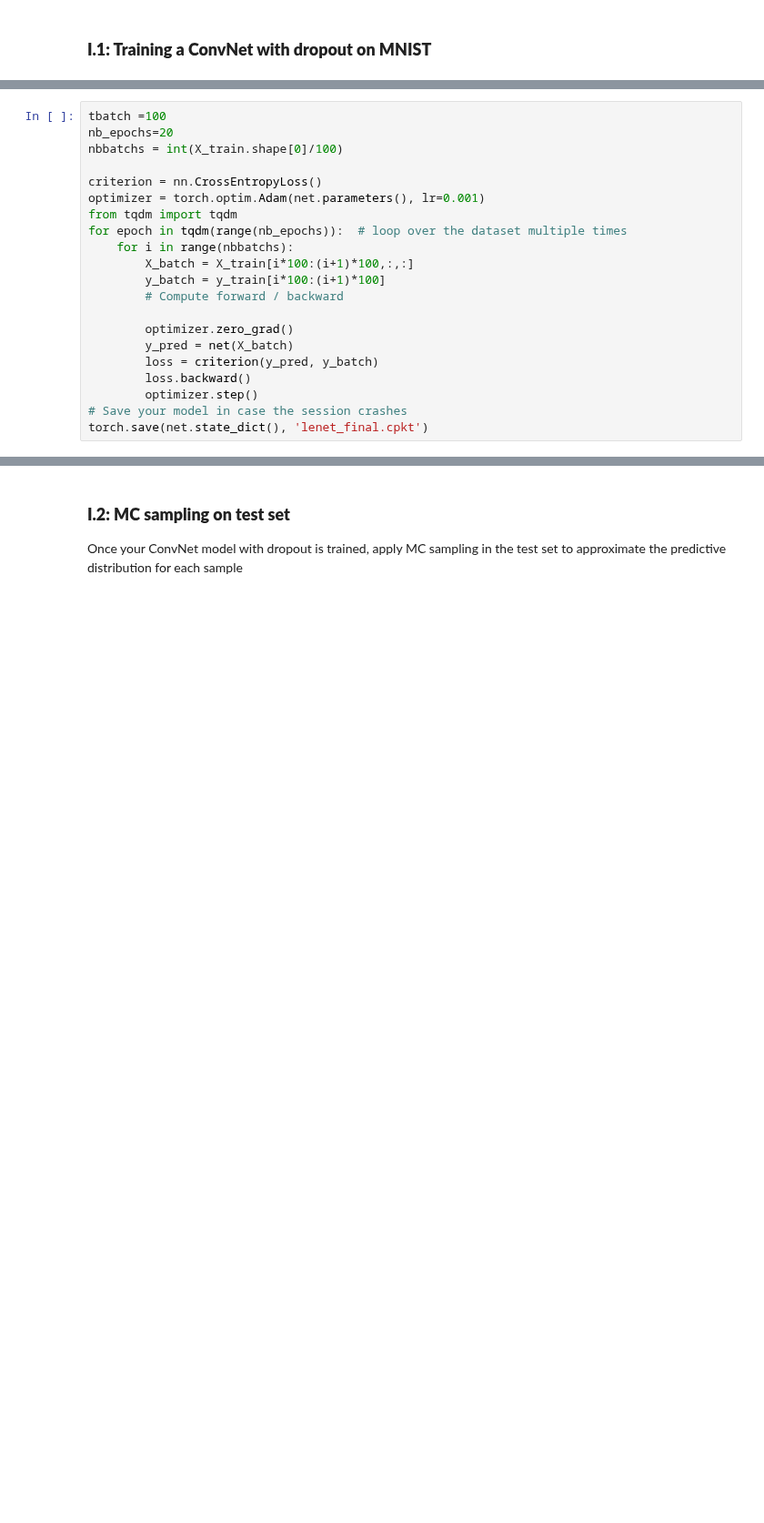
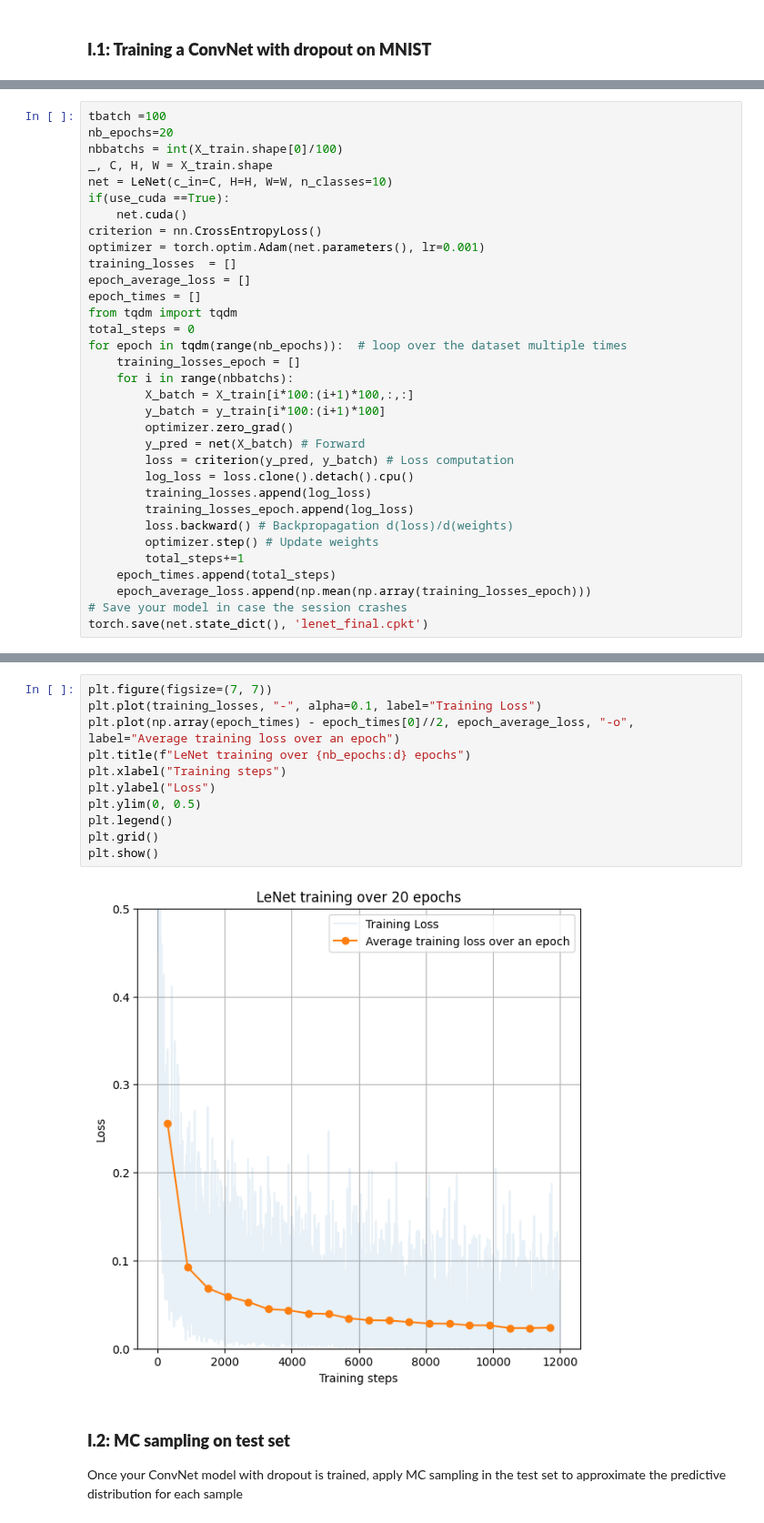
Before and after one commit to balthazarneveu/MVA23_DEEP_LEARNING_THEORY_FOUNDATIONS, a Jupyter notebook: TP3_uncertainty_applications.ipynb, the cells around one changed output, grey strips where cells are left out. Shown at 91% size. Drawn from its saved outputs; the diff is of its cells as text; blank space fills up the shorter version.

Commit message:
plot training loss for LeNet training

```diff
--- a/TP3_uncertainty_applications.ipynb
+++ b/TP3_uncertainty_applications.ipynb
@@ -108,20 +108,32 @@ unit_test(X_train)
 tbatch =100
 nb_epochs=20
 nbbatchs = int(X_train.shape[0]/100)
-
+_, C, H, W = X_train.shape
+net = LeNet(c_in=C, H=H, W=W, n_classes=10)
+if(use_cuda ==True):
+    net.cuda()
 criterion = nn.CrossEntropyLoss()
 optimizer = torch.optim.Adam(net.parameters(), lr=0.001)
+training_losses  = []
+epoch_average_loss = []
+epoch_times = []
 from tqdm import tqdm
+total_steps = 0
 for epoch in tqdm(range(nb_epochs)):  # loop over the dataset multiple times
+    training_losses_epoch = []
     for i in range(nbbatchs):
         X_batch = X_train[i*100:(i+1)*100,:,:]
         y_batch = y_train[i*100:(i+1)*100]
-        # Compute forward / backward
-
         optimizer.zero_grad()
-        y_pred = net(X_batch)
-        loss = criterion(y_pred, y_batch)
-        loss.backward()
-        optimizer.step()
+        y_pred = net(X_batch) # Forward
+        loss = criterion(y_pred, y_batch) # Loss computation
+        log_loss = loss.clone().detach().cpu()
+        training_losses.append(log_loss)
+        training_losses_epoch.append(log_loss)
+        loss.backward() # Backpropagation d(loss)/d(weights)
+        optimizer.step() # Update weights
+        total_steps+=1
+    epoch_times.append(total_steps)
+    epoch_average_loss.append(np.mean(np.array(training_losses_epoch)))
 # Save your model in case the session crashes
 torch.save(net.state_dict(), 'lenet_final.cpkt')
@@ -128,3 +142,16 @@ torch.save(net.state_dict(), 'lenet_final.cpkt')
+# %%
+plt.figure(figsize=(7, 7))
+plt.plot(training_losses, "-", alpha=0.1, label="Training Loss")
+plt.plot(np.array(epoch_times) - epoch_times[0]//2, epoch_average_loss, "-o", label="Average training loss over an epoch")
+plt.title(f"LeNet training over {nb_epochs:d} epochs")
+plt.xlabel("Training steps")
+plt.ylabel("Loss")
+plt.ylim(0, 0.5)
+plt.legend()
+plt.grid()
+plt.show()
+# %% [output]
+[figure, added]
 # %% [markdown]
 ### **I.2: MC sampling on test set**
 Once your ConvNet model with dropout is trained, apply MC sampling in the test set to approximate the predictive distribution for each sample
```
Also changed, not shown: parts of 6 cells of this notebook.
